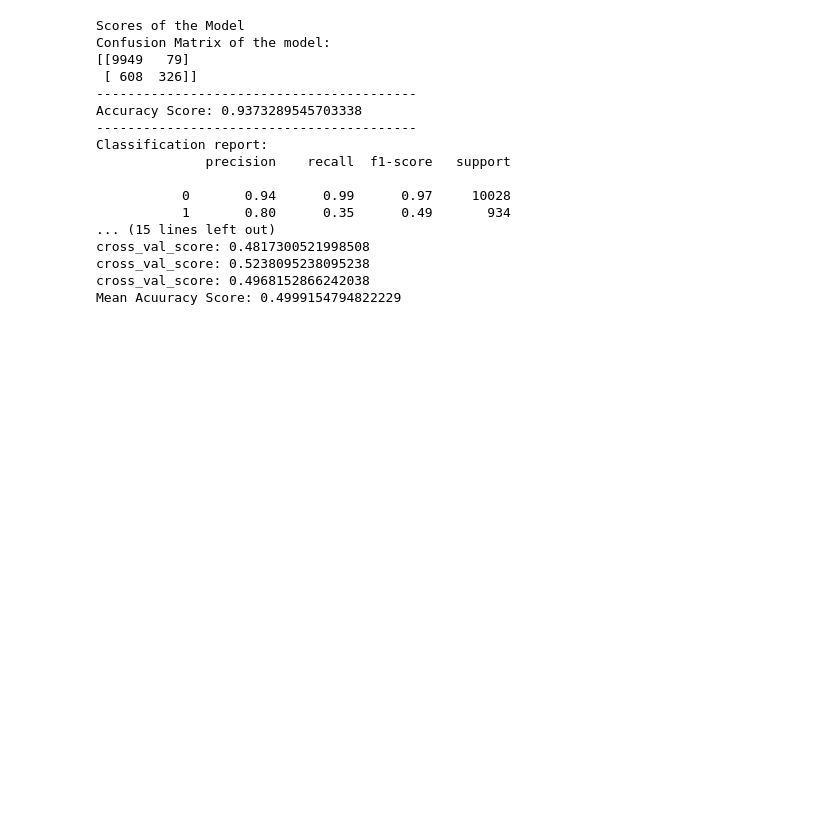
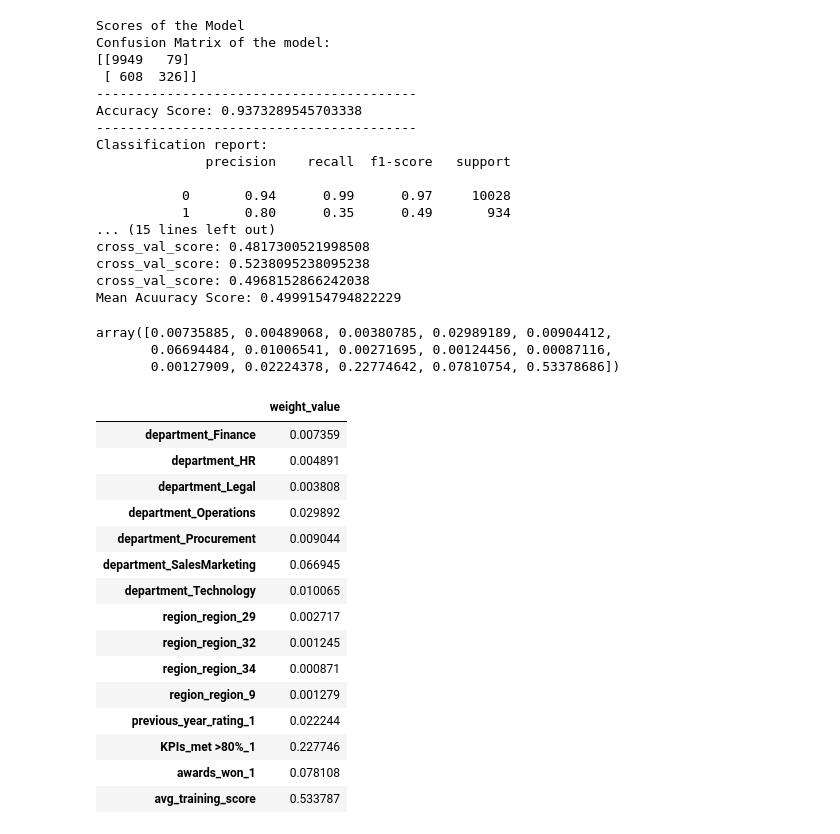
Before and after one commit to capstoneprojectgroup5gl/employee_project, a Jupyter notebook: Base_model_for_employee.ipynb, the cells around one changed output. Cells and saved outputs as stored; diff of their text form; code cells hidden in the pictures; blank space fills up the shorter version.

```diff
--- a/Base_model_for_employee.ipynb
+++ b/Base_model_for_employee.ipynb
@@ -847,3 +847,31 @@ cross_val_score: 0.4817300521998508
 cross_val_score: 0.5238095238095238
 cross_val_score: 0.4968152866242038
 Mean Acuuracy Score: 0.4999154794822229
+# %%
+rf.feature_importances_
+# %% [output]
+array([0.00735885, 0.00489068, 0.00380785, 0.02989189, 0.00904412,
+       0.06694484, 0.01006541, 0.00271695, 0.00124456, 0.00087116,
+       0.00127909, 0.02224378, 0.22774642, 0.07810754, 0.53378686])
+# %%
+feature_importances = pd.DataFrame(rf.feature_importances_,
+                                   index = x_data3.columns)
+feature_importances.columns=['weight_value']
+feature_importances
+# %% [output]
+|  | weight_value |
+| department_Finance | 0.007359 |
+| department_HR | 0.004891 |
+| department_Legal | 0.003808 |
+| department_Operations | 0.029892 |
+| department_Procurement | 0.009044 |
+| department_SalesMarketing | 0.066945 |
+| department_Technology | 0.010065 |
+| region_region_29 | 0.002717 |
+| region_region_32 | 0.001245 |
+| region_region_34 | 0.000871 |
+| region_region_9 | 0.001279 |
+| previous_year_rating_1 | 0.022244 |
+| KPIs_met >80%_1 | 0.227746 |
+| awards_won_1 | 0.078108 |
+| avg_training_score | 0.533787 |
```
Also changed, not shown: parts of 1 cell of this notebook.
